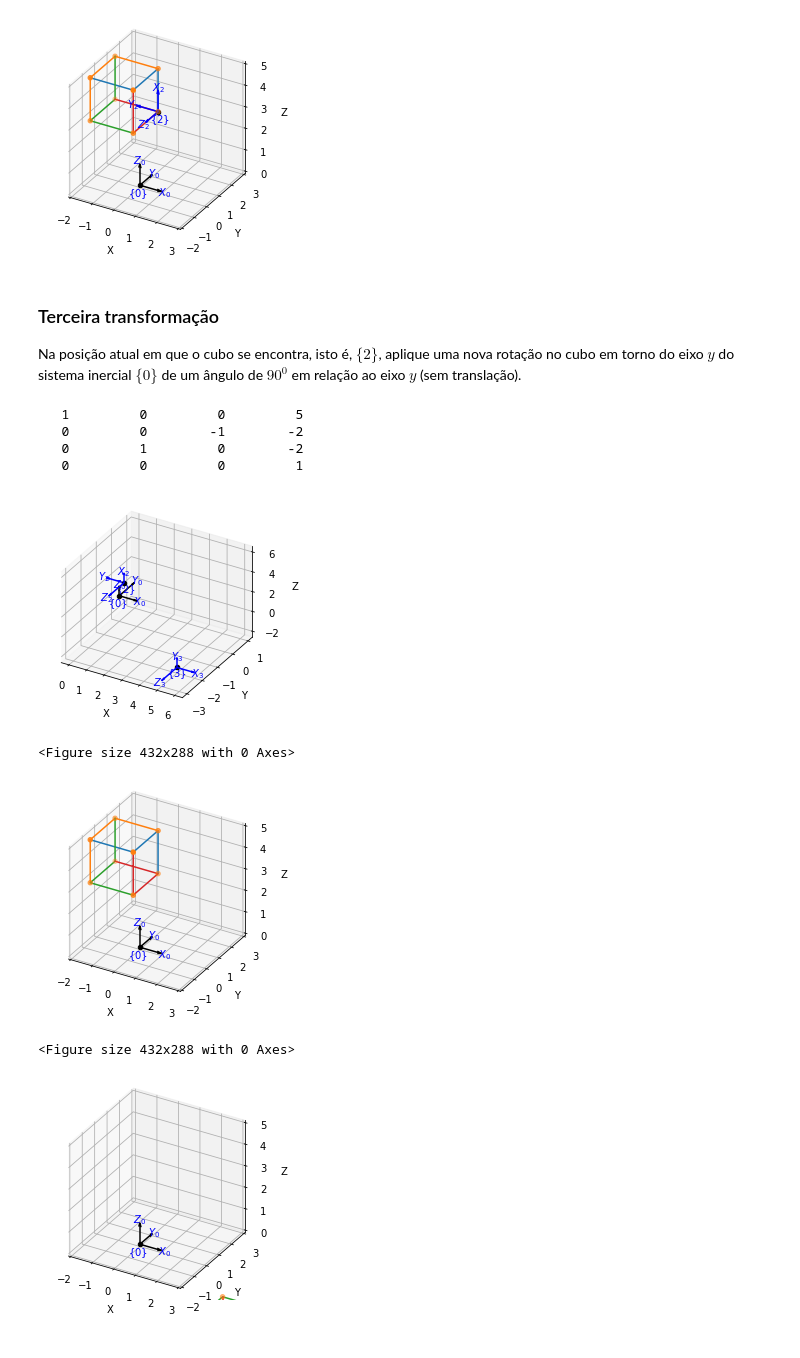
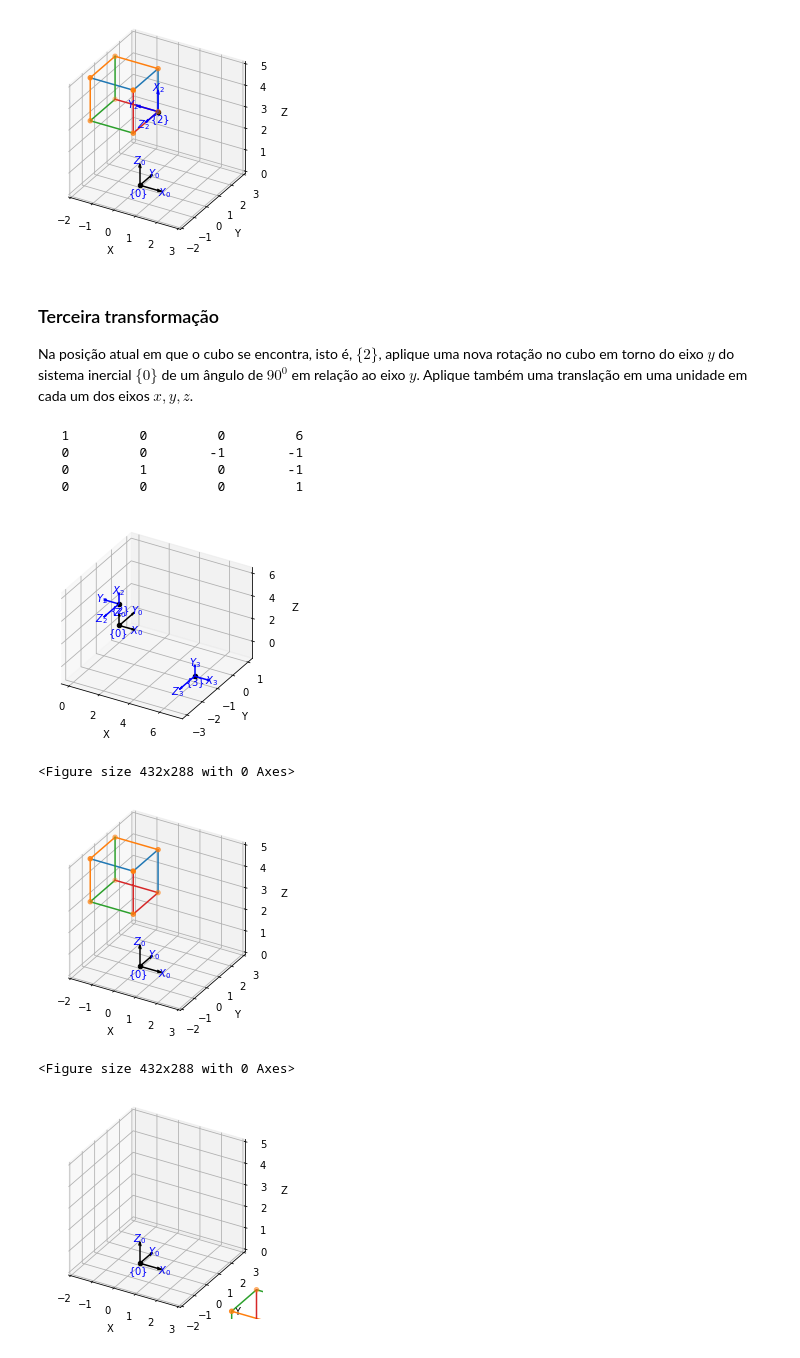
Before and after one commit to RafaelBaquero/lab-robos-manip, a Jupyter notebook: sel0634_tarefa1_Incompleta.ipynb, the cells around one changed output. Cells and saved outputs as stored; diff of their text form; code cells hidden in the pictures.

```diff
--- a/sel0634_tarefa1_Incompleta.ipynb
+++ b/sel0634_tarefa1_Incompleta.ipynb
@@ -353,32 +353,32 @@ print(H02)
 # %% [markdown]
 ### Terceira transformação
 
-Na posição atual em que o cubo se encontra, isto é, $\{2\}$, aplique uma nova rotação no cubo em torno do eixo $y$ do sistema inercial $\{0\}$ de um ângulo de $90^0$ em relação ao eixo $y$ (sem translação).
+Na posição atual em que o cubo se encontra, isto é, $\{2\}$, aplique uma nova rotação no cubo em torno do eixo $y$ do sistema inercial $\{0\}$ de um ângulo de $90^0$ em relação ao eixo $y$. Aplique também uma translação em uma unidade em cada um dos eixos $x,y,z$.
 # %%
 #########################
 # Coloque seu código aqui
-R3 = SE3.Ry(90,'deg')
+R3 = SE3(1,1,1)*SE3.Ry(90,'deg')
 H03 = R3*H02 # Rotação no sistema inercial {0}: pré-multiplicação
 P03 = H03*P
 
 #########################
 SE3().plot(frame='0', color='black') # Plot system of coordinates
 H02.plot(frame='2') # sistema de coordenadas com orientação dada por H02
 H03.plot(frame='3') # sistema de coordenadas com orientação dada por H03
 
 plot_cubo(P02)
 plot_cubo(P03)
 #R03.plot(frame='3') # mostra o sistema de coordenadas com orientação dada por R03
 
 print(H03) # Não funcionou! Pré-multiplicando R3 para aplicar Ry0(90), a rotação é realizada corretamente, porém
 # o vetor de translação também é afetado, causando um deslocamento indesejado para (5,-3,-2)_0. Como proceder?
 # %% [output]
-   1         0         0         5
-   0         0        -1        -2
-   0         1         0        -2
+   1         0         0         6
+   0         0        -1        -1
+   0         1         0        -1
    0         0         0         1
-[figure, old version]
+[figure, new version]
 <Figure size 432x288 with 0 Axes>
 [figure]
 <Figure size 432x288 with 0 Axes>
-[figure, old version]
+[figure, new version]
```
Also changed, not shown: parts of 1 cell of this notebook, 1 other file.
